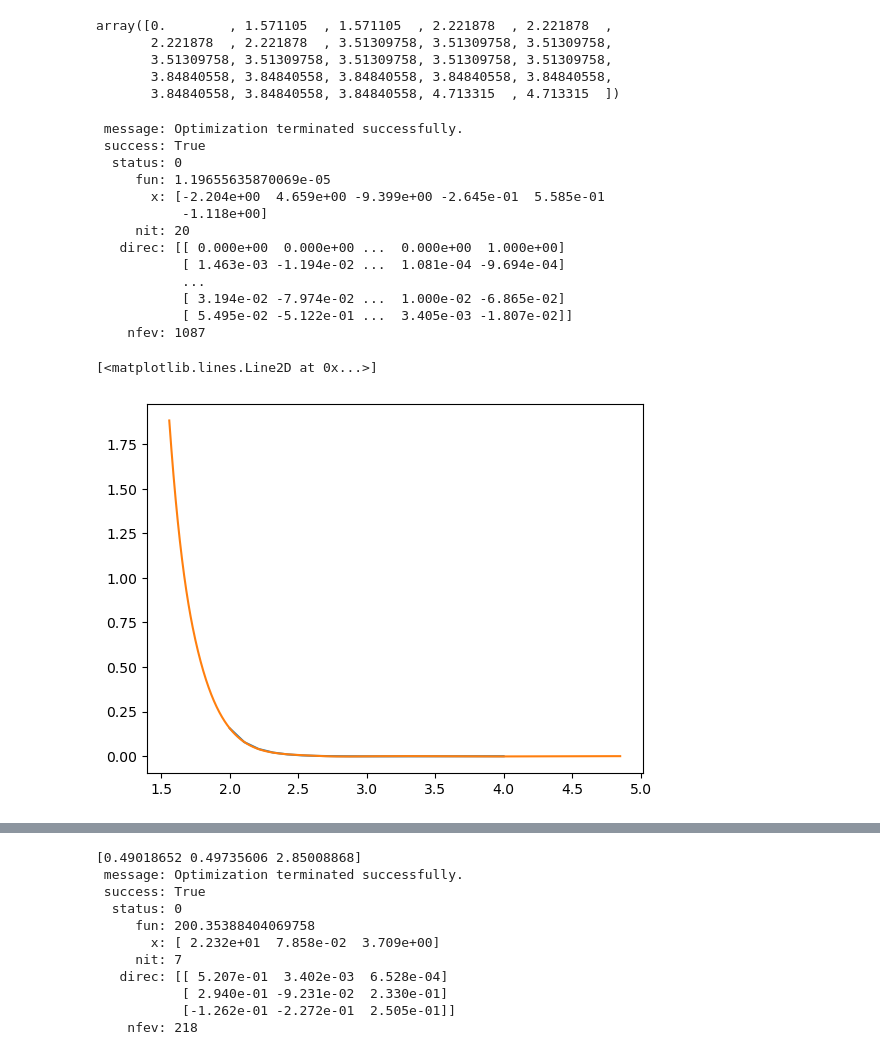
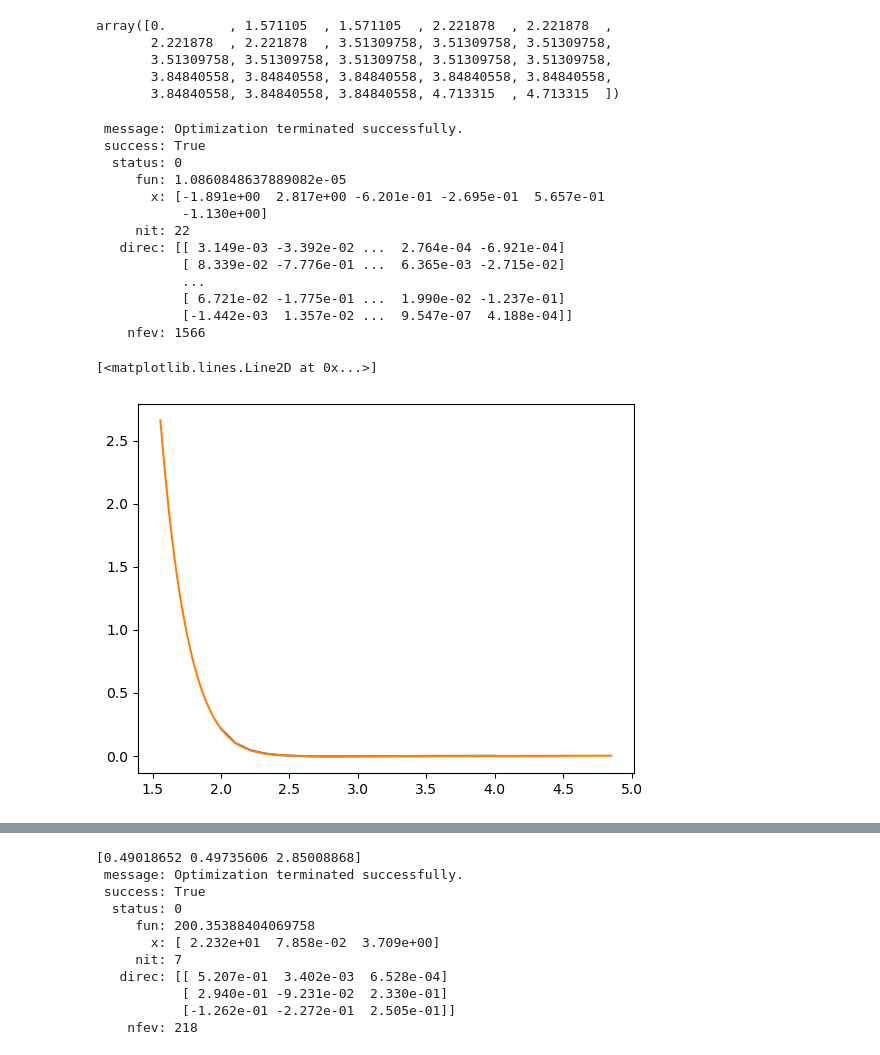
Before and after one commit to Samanyu-T/Lammps_MD, a Jupyter notebook: Jupyter_Notebooks/test_whe_pot.ipynb, the cells around one changed output, grey strips where cells are left out. Cells and saved outputs as stored; diff of their text form; code cells hidden in the pictures.

```diff
--- a/Jupyter_Notebooks/test_whe_pot.ipynb
+++ b/Jupyter_Notebooks/test_whe_pot.ipynb
@@ -207,45 +207,45 @@ eam_fit = He_Fitting_Serial.Fit_EAM_Potential(pot, n_knots, pot_params, potlines
 
 x = np.linspace(2, 4, 20)
 
-lj = np.array([1e-3, 2.750])
+lj = np.array([5e-3, 2.50])
 y = 4 * lj[0] * ( (lj[1]/x)**12 - (lj[1]/x)**6 )
 
 ref = np.column_stack([x, y])
 
 sample = np.hstack([-2.469e+00,  6.119e+00 ,-1.617e+01, -2.636e-01,  5.594e-01, -1.124e+00])
 
 res = minimize(loss_w_he_lj, sample, args=(eam_fit, ref), method='Powell', options={'maxfev':1e4})
 
 print(res)
 
 eam_fit.sample_to_file(res.x)
 
 r = np.linspace(0, eam_fit.pot_params['rc'], eam_fit.pot_params['Nr'])[1:]
 
 whe = eam_fit.pot_lammps['W-He'][1:]/r
 plt.plot(ref[:,0], ref[:,1])
 
 plt.plot(r[400:], whe[400:])
 
 # [ 1.28640991e+02  2.17822668e-05  3.99113625e+00 -2.16591191e+00
 #   4.67585393e+00 -9.39500000e+00 -2.64500000e-01  5.58500000e-01
 #  -1.11800000e+00]
 # %% [output]
  message: Optimization terminated successfully.
  success: True
   status: 0
-     fun: 1.19655635870069e-05
-       x: [-2.204e+00  4.659e+00 -9.399e+00 -2.645e-01  5.585e-01
-           -1.118e+00]
-     nit: 20
-   direc: [[ 0.000e+00  0.000e+00 ...  0.000e+00  1.000e+00]
-           [ 1.463e-03 -1.194e-02 ...  1.081e-04 -9.694e-04]
+     fun: 1.0860848637889082e-05
+       x: [-1.891e+00  2.817e+00 -6.201e-01 -2.695e-01  5.657e-01
+           -1.130e+00]
+     nit: 22
+   direc: [[ 3.149e-03 -3.392e-02 ...  2.764e-04 -6.921e-04]
+           [ 8.339e-02 -7.776e-01 ...  6.365e-03 -2.715e-02]
            ...
-           [ 3.194e-02 -7.974e-02 ...  1.000e-02 -6.865e-02]
-           [ 5.495e-02 -5.122e-01 ...  3.405e-03 -1.807e-02]]
-    nfev: 1087
+           [ 6.721e-02 -1.775e-01 ...  1.990e-02 -1.237e-01]
+           [-1.442e-03  1.357e-02 ...  9.547e-07  4.188e-04]]
+    nfev: 1566
 [<matplotlib.lines.Line2D at 0x...>]
-[figure, old version]
+[figure, new version]
 # %%
 %timeit  minimize(loss_w_he_lj, sample, args=(eam_fit, ref), method='Powell', options={'maxfev':1e4})
 # %% [output]
```
Also changed, not shown: parts of 1 cell of this notebook, 4 other files.
